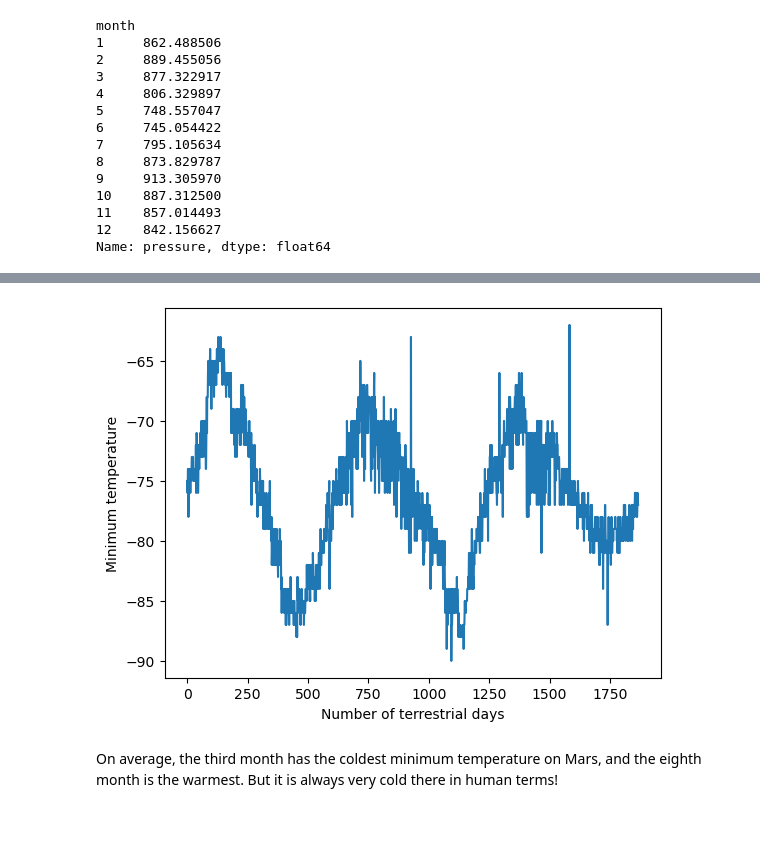
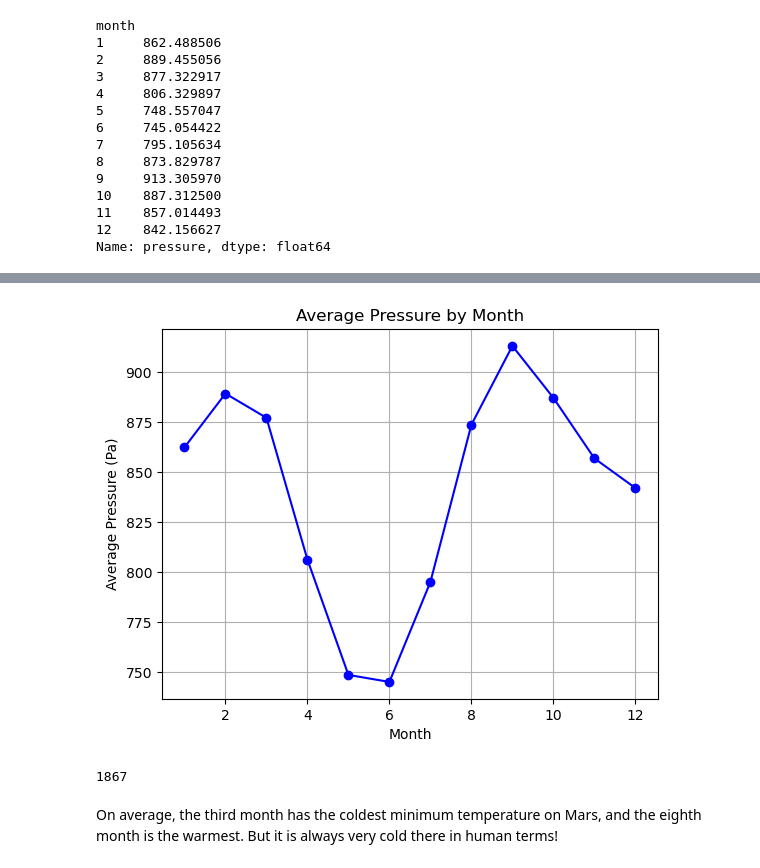
Before and after one commit to KDecker19/HTML-CSS-Challenge, a Jupyter notebook: Starter_Code/part_2_mars_weather.ipynb, the cells around one changed output, grey strips where cells are left out. Drawn from its saved outputs; the diff is of its cells as text; code cells hidden in the pictures; blank space fills up the shorter version.

```diff
--- a/Starter_Code/part_2_mars_weather.ipynb
+++ b/Starter_Code/part_2_mars_weather.ipynb
@@ -180,5 +248,8 @@ Name: min_temp, dtype: float64
 # %%
 # 4. Average pressure by Martian month
+
+mars_avg_pressure = mars_df.groupby('month')['pressure'].mean()
+mars_avg_pressure
 # %% [output]
 month
 1     862.488506
@@ -201,7 +268,21 @@ Name: pressure, dtype: float64
+# %%
+# Plot the average pressure by month
+
+plt.plot(mars_avg_pressure, marker='o', color='blue')
+plt.title('Average Pressure by Month')
+plt.xlabel('Month')
+plt.ylabel('Average Pressure (Pa)')
+plt.grid()
+plt.show()
+# %% [output]
+[figure, added]
 # %%
 # 5. How many terrestrial (earth) days are there in a Martian year?
+
+mars_earth_days = mars_df['terrestrial_date'].nunique()
+mars_earth_days
 # %% [output]
-[figure, removed]
+1867
 # %% [markdown]
 On average, the third month has the coldest minimum temperature on Mars, and the eighth month is the warmest. But it is always very cold there in human terms!
 # %% [markdown]
```
Also changed, not shown: parts of 19 cells of this notebook, 1 other file.
